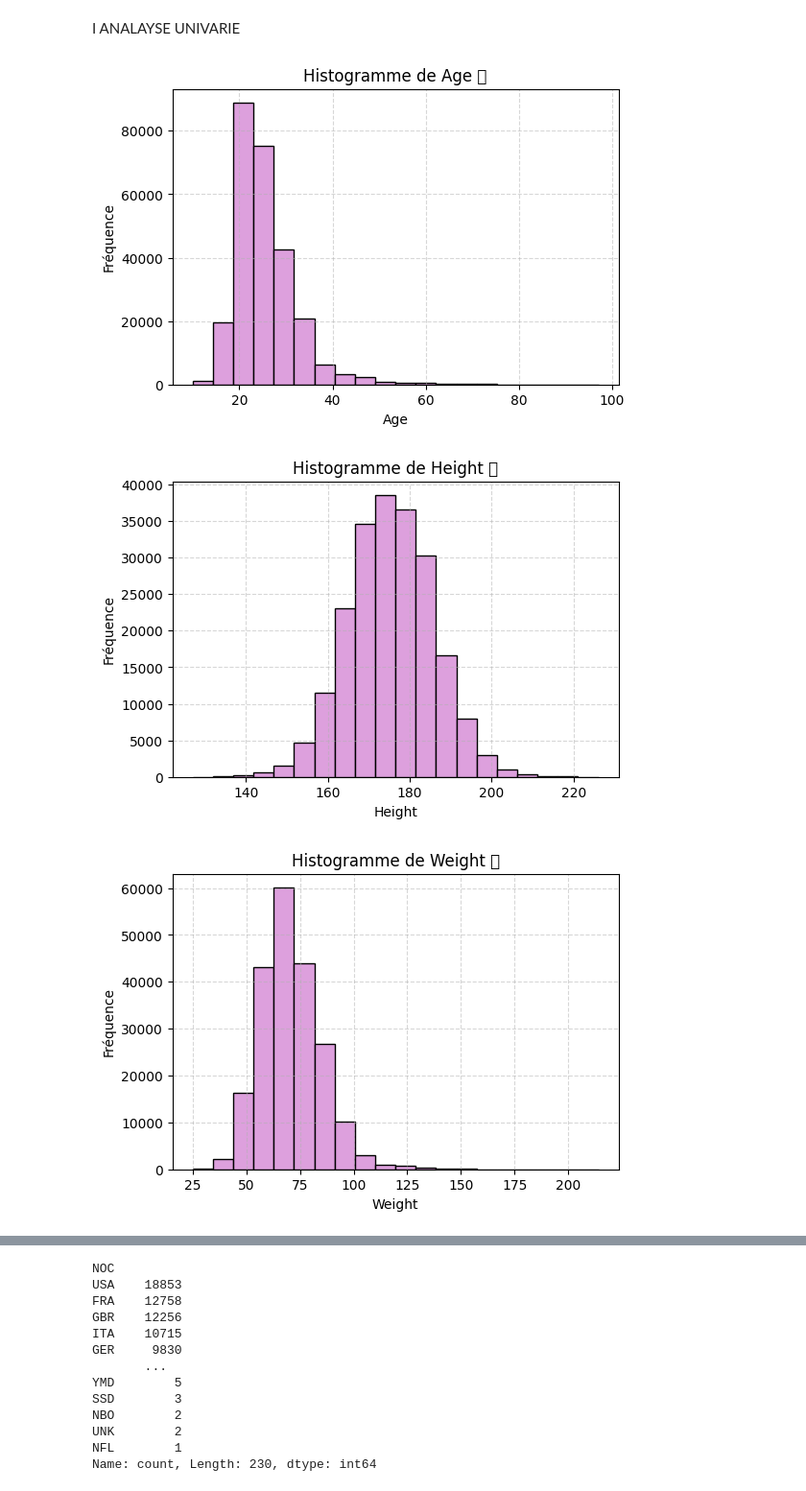
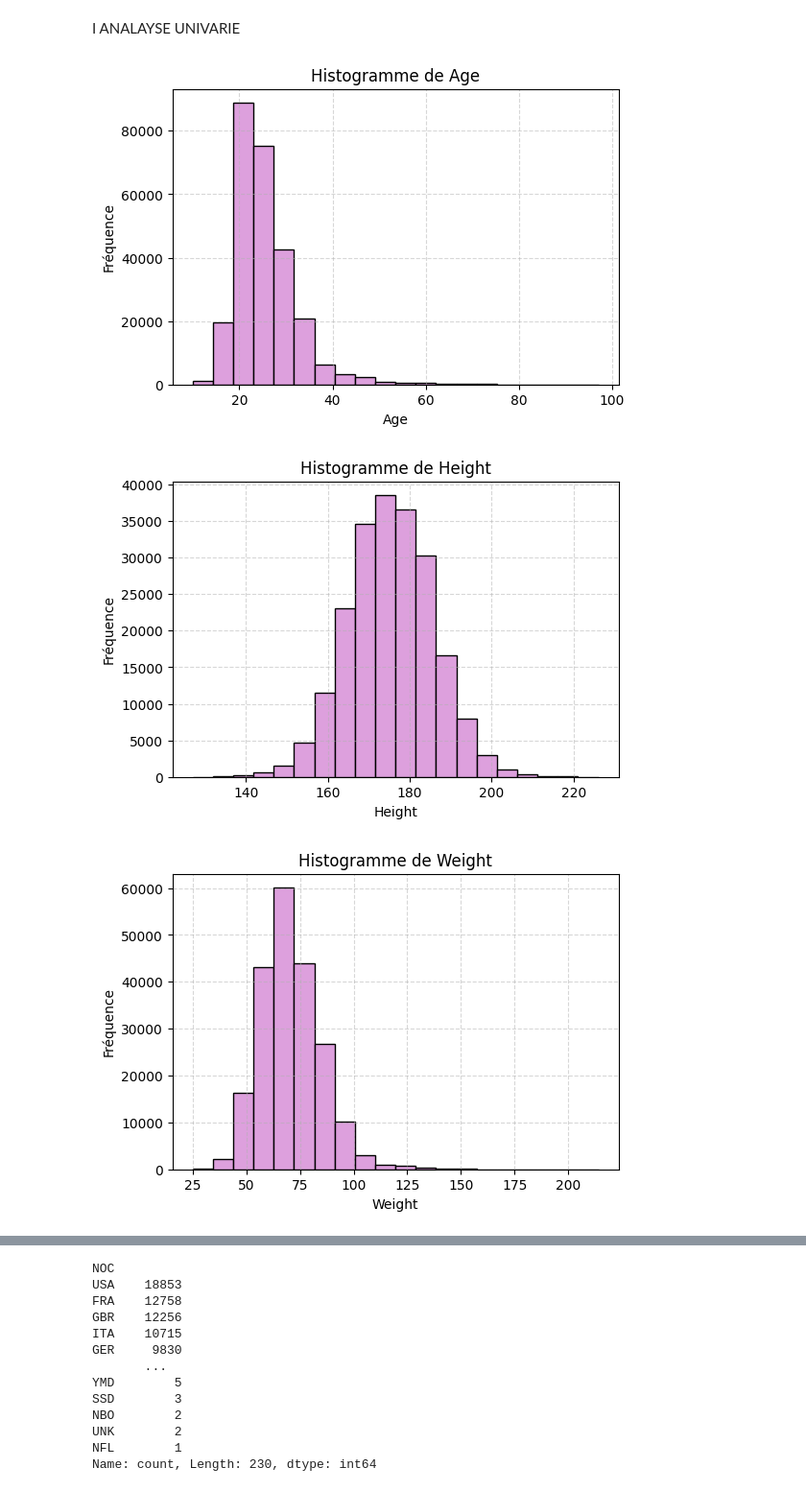
Before and after one commit to jojodu0747/ProjetTDD, a Jupyter notebook: src/reglo_variable.ipynb, the cells around one changed output, grey strips where cells are left out. Shown at 96% size. Saved outputs shown, nothing was run; the diff lists cells and outputs as text; code cells hidden in the pictures.

```diff
--- a/src/reglo_variable.ipynb
+++ b/src/reglo_variable.ipynb
@@ -54,28 +54,28 @@ I ANALAYSE UNIVARIE
 # %%
 quant_vars = df.select_dtypes(include='number').columns
 qual_vars = df.select_dtypes(exclude='number').columns
 
-# Histogrammes pour les variables quantitatives 🎀
+# Histogrammes pour les variables quantitatives
 for col in quant_vars:
     plt.figure(figsize=(6, 4))
-    plt.hist(df[col].dropna(), bins=20, color='plum', edgecolor='black')  # rose pastel ♡
-    plt.title(f"Histogramme de {col} 💫")
+    plt.hist(df[col].dropna(), bins=20, color='plum', edgecolor='black')
+    plt.title(f"Histogramme de {col}")
     plt.xlabel(col)
     plt.ylabel("Fréquence")
     plt.grid(True, linestyle='--', alpha=0.5)
     plt.show()
 
-# Histogrammes (ou bar plots) pour les variables qualitatives 🌸
+# Histogrammes (ou bar plots) pour les variables qualitatives
 for col in qual_vars:
     plt.figure(figsize=(6, 4))
     df[col].value_counts().plot(kind='bar', color='lightblue', edgecolor='black')
-    plt.title(f"Répartition de {col} 🦋")
+    plt.title(f"Répartition de {col}")
     plt.xlabel(col)
     plt.ylabel("Fréquence")
     plt.xticks(rotation=45, ha='right')
     plt.grid(True, linestyle='--', alpha=0.5)
     plt.show()
 # %% [output]
-[figure, old version]
+[figure, new version]
-[figure, old version]
+[figure, new version]
-[figure, old version]
+[figure, new version]
```
Also changed, not shown: parts of 10 cells of this notebook, 2 other files.
